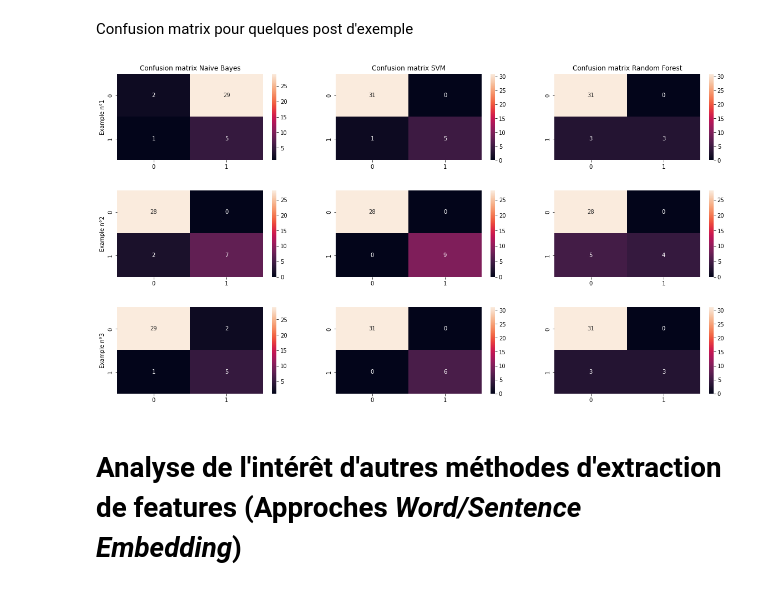
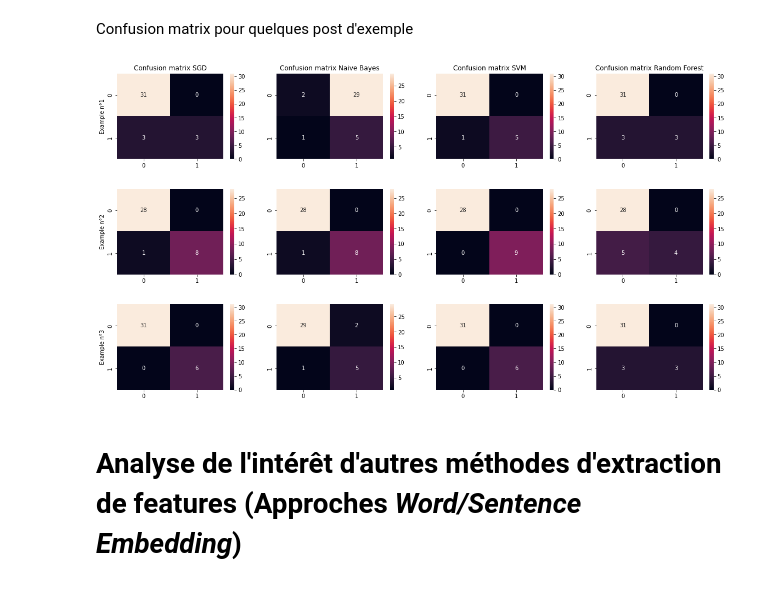
Before and after one commit to AurelienCD/Formation_OCR_Ing_Machine_Learning, a Jupyter notebook: P5_02_notebookTest.ipynb, the cells around one changed output. Drawn from its saved outputs; the diff is of its cells as text; code cells hidden in the pictures.

```diff
--- a/P5_02_notebookTest.ipynb
+++ b/P5_02_notebookTest.ipynb
@@ -536,3 +639,6 @@ X_test_Sparse
+# %%
+#Chargement du modèle optimisé
+model_sgd = load('SGD_model.joblib')
 # %% [markdown]
 ### Naive Bayes | TF-IDF
 # %%
@@ -710,46 +820,57 @@ Confusion matrix pour quelques post d'exemple
 y_pred_nb = model_nb.predict(X_test_Sparse)
 y_pred_svm = model_svm.predict(X_test_Sparse)
 y_pred_rf = model_rf.predict(X_test_Sparse)
+y_pred_sgd = model_sgd.predict(X_test_Sparse)
 # %%
-fig, axs = plt.subplots(3, 3, figsize=(20, 10))
+fig, axs = plt.subplots(3, 4, figsize=(20, 10))
+
+conf_matrix_SGD_01 = tf.math.confusion_matrix(labels=Y_test_bin[0], predictions=y_pred_sgd[0])
+conf_matrix_SGD_02 = tf.math.confusion_matrix(labels=Y_test_bin[100], predictions=y_pred_sgd[100])
+conf_matrix_SGD_03 = tf.math.confusion_matrix(labels=Y_test_bin[1000], predictions=y_pred_sgd[1000])
 
 conf_matrix_NB_01 = tf.math.confusion_matrix(labels=Y_test_bin[0], predictions=y_pred_nb[0])
 conf_matrix_NB_02 = tf.math.confusion_matrix(labels=Y_test_bin[100], predictions=y_pred_nb[100])
 conf_matrix_NB_03 = tf.math.confusion_matrix(labels=Y_test_bin[1000], predictions=y_pred_nb[1000])
 
 conf_matrix_SVM_01 = tf.math.confusion_matrix(labels=Y_test_bin[0], predictions=y_pred_svm[0])
 conf_matrix_SVM_02 = tf.math.confusion_matrix(labels=Y_test_bin[100], predictions=y_pred_svm[100])
 conf_matrix_SVM_03 = tf.math.confusion_matrix(labels=Y_test_bin[1000], predictions=y_pred_svm[1000])
 
 conf_matrix_RF_01 = tf.math.confusion_matrix(labels=Y_test_bin[0], predictions=y_pred_rf[0])
 conf_matrix_RF_02 = tf.math.confusion_matrix(labels=Y_test_bin[100], predictions=y_pred_rf[100])
 conf_matrix_RF_03 = tf.math.confusion_matrix(labels=Y_test_bin[1000], predictions=y_pred_rf[1000])
 
-ax_nb_01 = sns.heatmap(conf_matrix_NB_01, annot = True, fmt='d', ax=axs[0,0])
+
+ax_sgd_01 = sns.heatmap(conf_matrix_SGD_01, annot = True, fmt='d', ax=axs[0,0])
+ax_sgd_01.set_title('Confusion matrix SGD')
+ax_sgd_01.set_ylabel('Example n°1')
+
+
+ax_nb_01 = sns.heatmap(conf_matrix_NB_01, annot = True, fmt='d', ax=axs[0,1])
 ax_nb_01.set_title('Confusion matrix Naive Bayes')
-ax_nb_01.set_ylabel('Example n°1')
-ax_svm_01 = sns.heatmap(conf_matrix_SVM_01, annot = True, fmt='d', ax=axs[0,1])
+ax_svm_01 = sns.heatmap(conf_matrix_SVM_01, annot = True, fmt='d', ax=axs[0,2])
 ax_svm_01.set_title('Confusion matrix SVM')
-ax_rf_01 = sns.heatmap(conf_matrix_RF_01, annot = True, fmt='d', ax=axs[0,2])
+ax_rf_01 = sns.heatmap(conf_matrix_RF_01, annot = True, fmt='d', ax=axs[0,3])
 ax_rf_01.set_title('Confusion matrix Random Forest')
 
-ax_nb_02 = sns.heatmap(conf_matrix_NB_02, annot = True, fmt='d', ax=axs[1,0])
-ax_nb_02.set_ylabel('Example n°2')
-ax_svm_02 = sns.heatmap(conf_matrix_SVM_02, annot = True, fmt='d', ax=axs[1,1])
-ax_rf_02 = sns.heatmap(conf_matrix_RF_02, annot = True, fmt='d', ax=axs[1,2])
+ax_sgd_02 = sns.heatmap(conf_matrix_SGD_02, annot = True, fmt='d', ax=axs[1,0])
+ax_sgd_02.set_ylabel('Example n°2')
+ax_nb_02 = sns.heatmap(conf_matrix_SGD_02, annot = True, fmt='d', ax=axs[1,1])
+ax_svm_02 = sns.heatmap(conf_matrix_SVM_02, annot = True, fmt='d', ax=axs[1,2])
+ax_rf_02 = sns.heatmap(conf_matrix_RF_02, annot = True, fmt='d', ax=axs[1,3])
 
-ax_nb_03 = sns.heatmap(conf_matrix_NB_03, annot = True, fmt='d', ax=axs[2,0])
-ax_nb_03.set_ylabel('Example n°3')
-ax_svm_03 = sns.heatmap(conf_matrix_SVM_03, annot = True, fmt='d', ax=axs[2,1])
-ax_rf_03 = sns.heatmap(conf_matrix_RF_03, annot = True, fmt='d', ax=axs[2,2])
+ax_sgd_03 = sns.heatmap(conf_matrix_SGD_03, annot = True, fmt='d', ax=axs[2,0])
+ax_sgd_03.set_ylabel('Example n°3')
+ax_nb_03 = sns.heatmap(conf_matrix_NB_03, annot = True, fmt='d', ax=axs[2,1])
+ax_svm_03 = sns.heatmap(conf_matrix_SVM_03, annot = True, fmt='d', ax=axs[2,2])
+ax_rf_03 = sns.heatmap(conf_matrix_RF_03, annot = True, fmt='d', ax=axs[2,3])
 
-#plt.tight_layout()
 
 plt.subplots_adjust(left=0.125, bottom=0.1, right=0.9, top=0.9, wspace=0.2, hspace=0.35)
 
-#fig.savefig("Confusion matrix supervised", dpi=400)
+fig.savefig("Confusion matrix supervised", dpi=400)
 # %% [output]
-[figure, old version]
+[figure, new version]
 # %% [markdown]
 # Analyse de l'intérêt d'autres méthodes d'extraction de features (Approches *Word/Sentence Embedding*)
 # %% [markdown]
```
Also changed, not shown: parts of 73 cells of this notebook.
